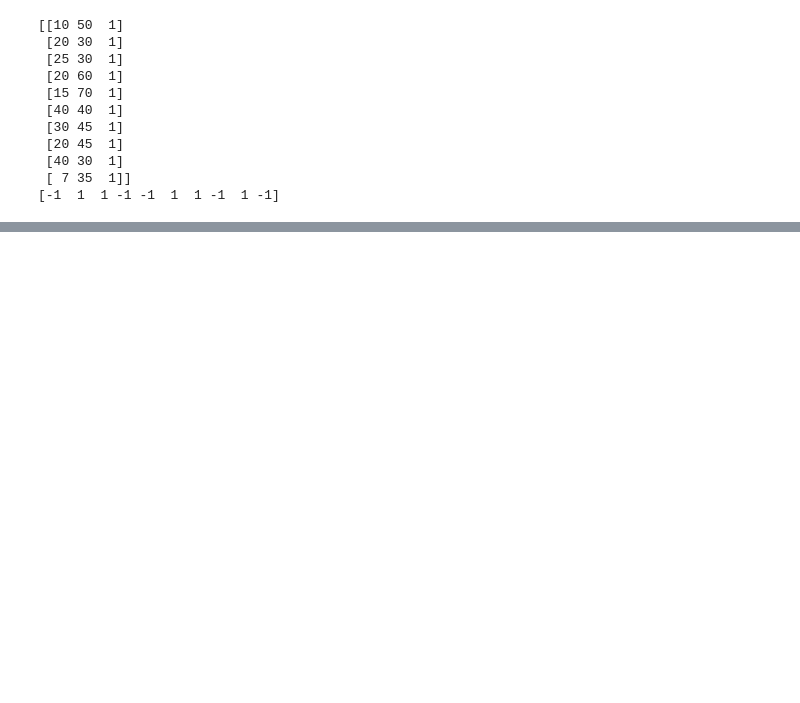
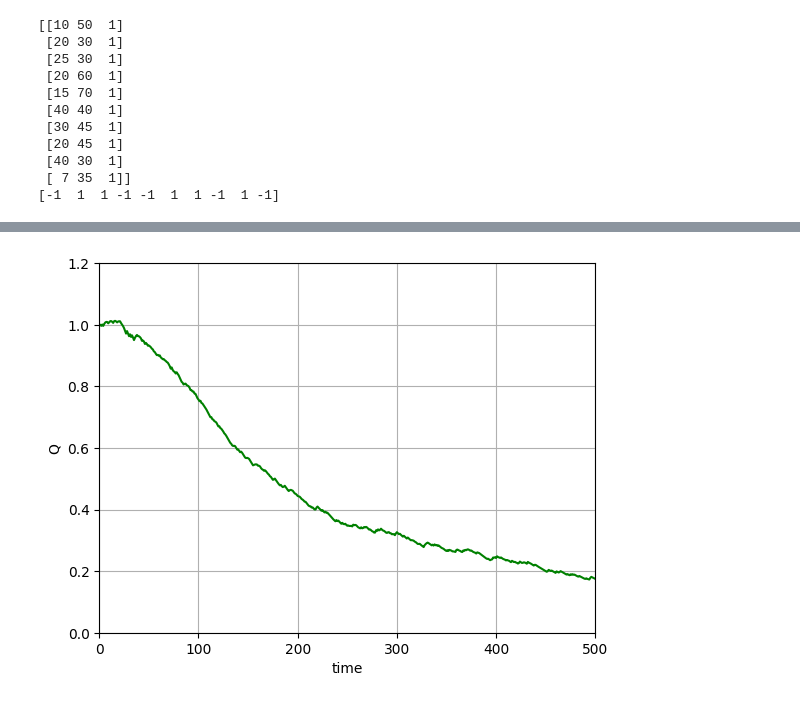
Before and after one commit to Sergey-Kiselev-dev/ML_sem_pub, a Jupyter notebook: ML_04_selfedu_ml_09.ipynb, the cells around one changed output, grey strips where cells are left out. Drawn from its saved outputs; the diff is of its cells as text; code cells hidden in the pictures; blank space fills up the shorter version.

```diff
--- a/ML_04_selfedu_ml_09.ipynb
+++ b/ML_04_selfedu_ml_09.ipynb
@@ -69,0 +83,14 @@ plt.show()
+# %%
+line_x = [i for i in range(N+1)]  # формирование графика разделяющей линии
+line_y = np.array(Q_plot)
+
+plt.plot(line_x, line_y, color='green')
+
+plt.xlim([0, N])
+plt.ylim([0, 1.2])
+plt.ylabel("Q")
+plt.xlabel("time")
+plt.grid(True)
+plt.show()
+# %% [output]
+[figure, added]
```
Also changed, not shown: parts of 5 cells of this notebook.
